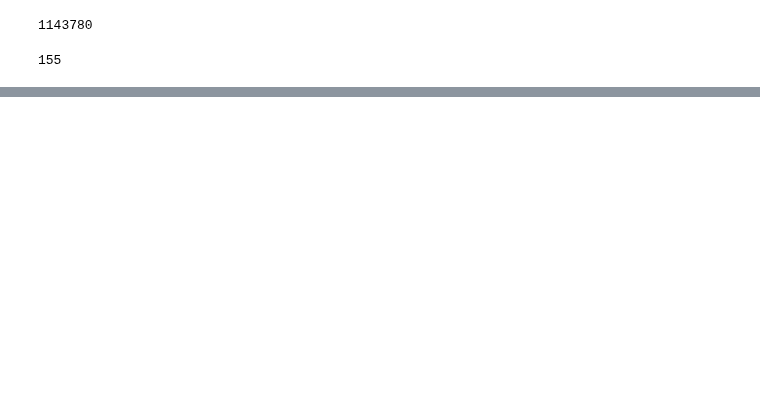
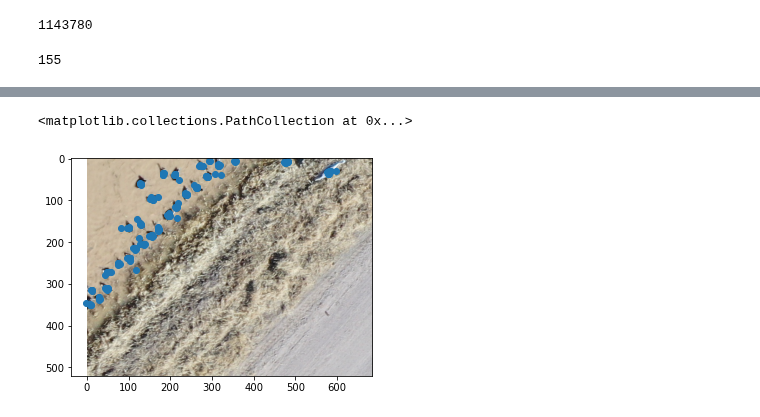
Before and after one commit to rowanoaktree/AggregationScripts, a Jupyter notebook: Scratch/aggregatelabelsScratch.ipynb, the cells around one changed output, grey strips where cells are left out. Drawn from its saved outputs; the diff is of its cells as text; code cells hidden in the pictures; blank space fills up the shorter version.

```diff
--- a/Scratch/aggregatelabelsScratch.ipynb
+++ b/Scratch/aggregatelabelsScratch.ipynb
@@ -68,0 +114,16 @@ snip[0]["bbox"][0]
+# %%
+#Derive centers for all bboxes:
+x = []
+y = []
+for coord in bboxes:
+    center = (coord[0]+(coord[2]/2), coord[1]+(coord[3]/2))
+    x.append(center[0])
+    y.append(center[1])
+
+
+fig, ax = plt.subplots()
+ax.imshow(img)
+ax.scatter(x,y)
+# %% [output]
+<matplotlib.collections.PathCollection at 0x...>
+[figure, added]
```
Also changed, not shown: parts of 8 cells of this notebook.
